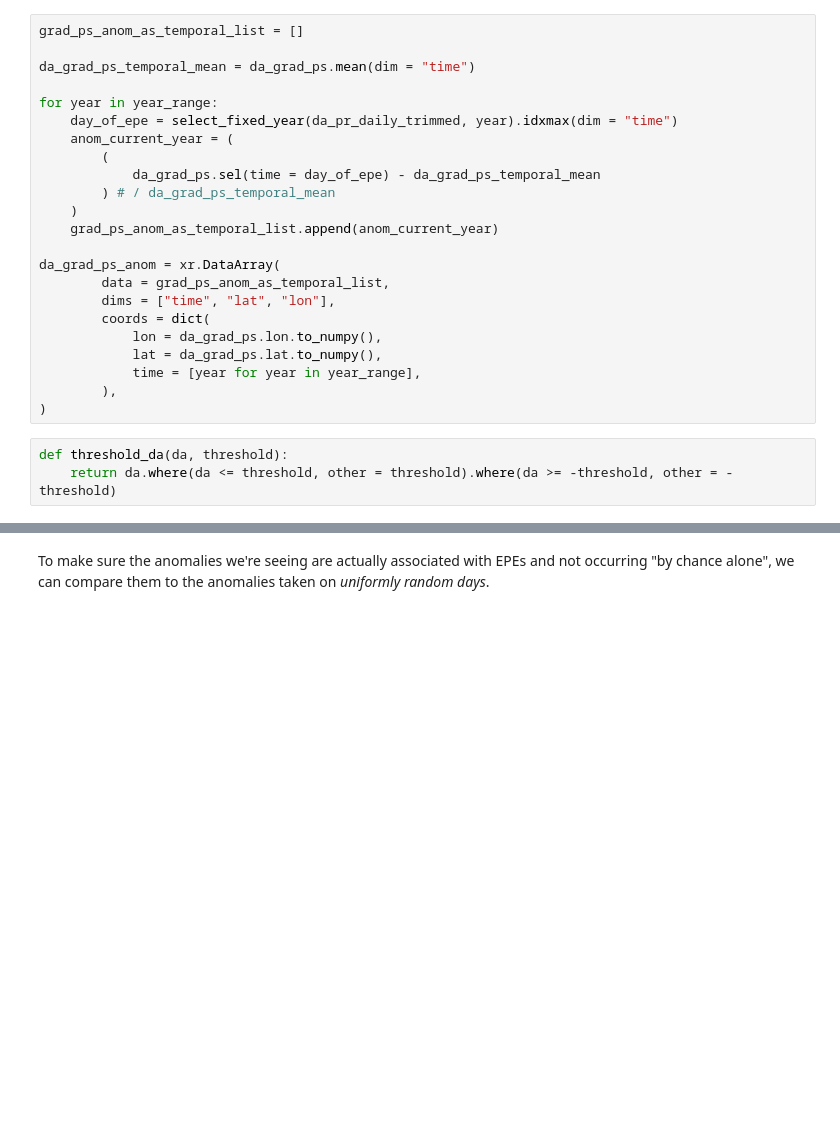
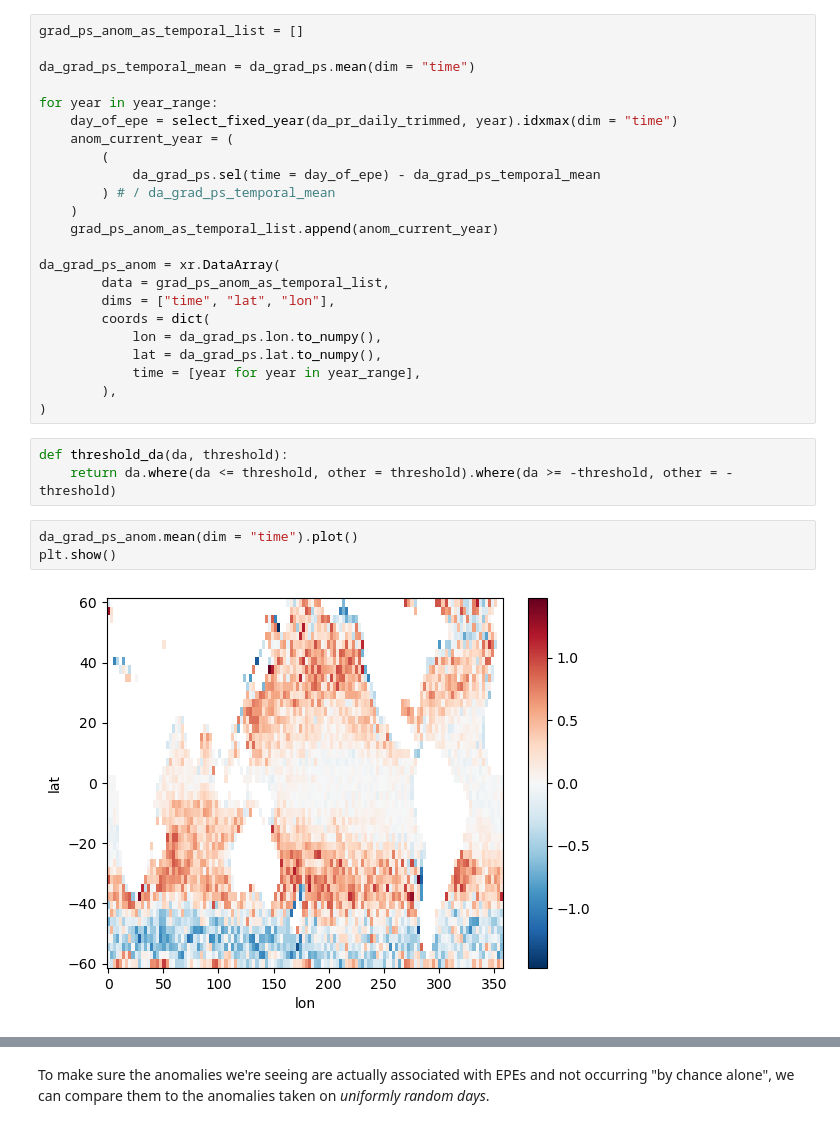
Before and after one commit to ageorgemorgan/epe-analysis, a Jupyter notebook: ps_investigation_cleaned_redux.ipynb, the cells around one changed output, grey strips where cells are left out. Drawn from its saved outputs; the diff is of its cells as text; blank space fills up the shorter version.

```diff
--- a/ps_investigation_cleaned_redux.ipynb
+++ b/ps_investigation_cleaned_redux.ipynb
@@ -161,3 +161,8 @@ da_grad_ps_anom = xr.DataArray(
 # %%
 def threshold_da(da, threshold):
     return da.where(da <= threshold, other = threshold).where(da >= -threshold, other = -threshold)
+# %%
+da_grad_ps_anom.mean(dim = "time").plot()
+plt.show()
+# %% [output]
+[figure, added]
```
Also changed, not shown: parts of 2 cells of this notebook, 2 other files.
